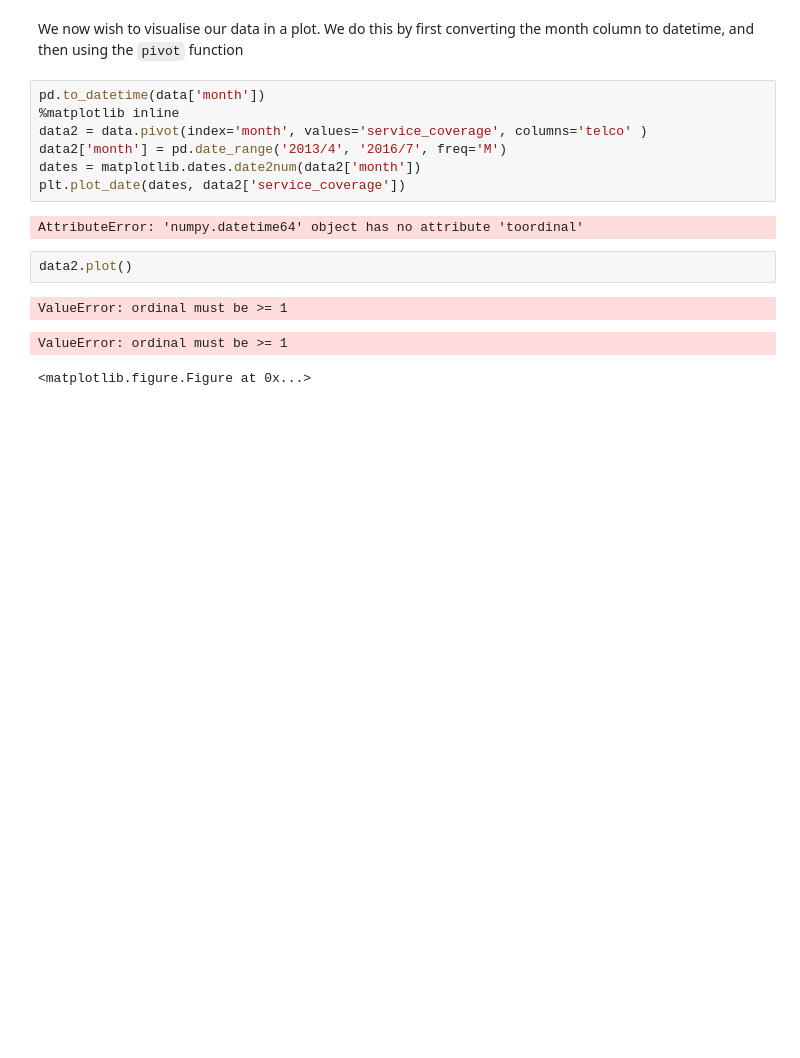
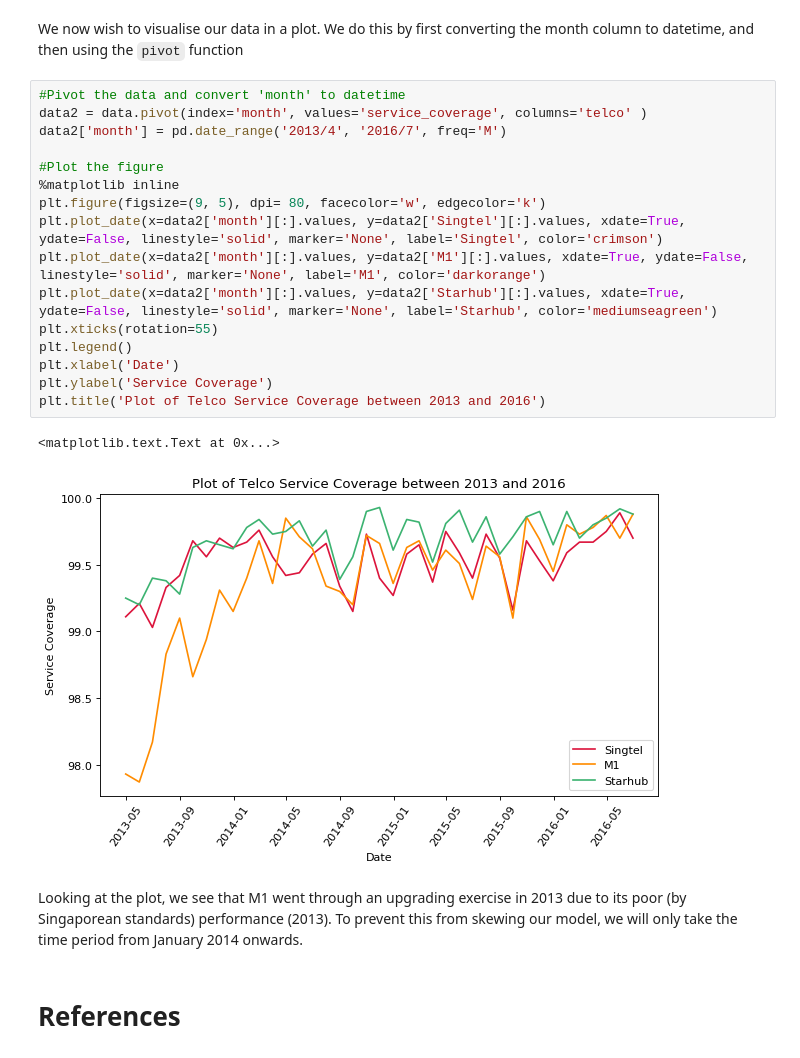
Before and after one commit to huichiang/Telco, a Jupyter notebook: Telco.ipynb, the cells around one changed output. Cells and saved outputs as stored; diff of their text form; blank space fills up the shorter version.

Commit message:
Added plot

```diff
--- a/Telco.ipynb
+++ b/Telco.ipynb
@@ -55,18 +76,26 @@ dtype: bool
 Lastly, we note that there is no missing data.
 # %% [markdown]
 We now wish to visualise our data in a plot. We do this by first converting the month column to datetime, and then using the `pivot` function
-# %%
-pd.to_datetime(data['month'])
-%matplotlib inline
-data2 = data.pivot(index='month', values='service_coverage', columns='telco' )
-data2['month'] = pd.date_range('2013/4', '2016/7', freq='M')
-dates = matplotlib.dates.date2num(data2['month'])
-plt.plot_date(dates, data2['service_coverage'])
-# %% [output]
-AttributeError: 'numpy.datetime64' object has no attribute 'toordinal'
-# %%
-data2.plot()
-# %% [output]
-ValueError: ordinal must be >= 1
-ValueError: ordinal must be >= 1
-<matplotlib.figure.Figure at 0x...>
+# %%
+#Pivot the data and convert 'month' to datetime
+data2 = data.pivot(index='month', values='service_coverage', columns='telco' )
+data2['month'] = pd.date_range('2013/4', '2016/7', freq='M')
+
+#Plot the figure
+%matplotlib inline
+plt.figure(figsize=(9, 5), dpi= 80, facecolor='w', edgecolor='k')
+plt.plot_date(x=data2['month'][:].values, y=data2['Singtel'][:].values, xdate=True, ydate=False, linestyle='solid', marker='None', label='Singtel', color='crimson')
+plt.plot_date(x=data2['month'][:].values, y=data2['M1'][:].values, xdate=True, ydate=False, linestyle='solid', marker='None', label='M1', color='darkorange')
+plt.plot_date(x=data2['month'][:].values, y=data2['Starhub'][:].values, xdate=True, ydate=False, linestyle='solid', marker='None', label='Starhub', color='mediumseagreen')
+plt.xticks(rotation=55)
+plt.legend()
+plt.xlabel('Date')
+plt.ylabel('Service Coverage')
+plt.title('Plot of Telco Service Coverage between 2013 and 2016')
+# %% [output]
+<matplotlib.text.Text at 0x...>
+[figure, added]
+# %% [markdown]
+Looking at the plot, we see that M1 went through an upgrading exercise in 2013 due to its poor (by Singaporean standards) performance (2013). To prevent this from skewing our model, we will only take the time period from January 2014 onwards.
+# %% [markdown]
+# References
```
Also changed, not shown: parts of 3 cells of this notebook.
